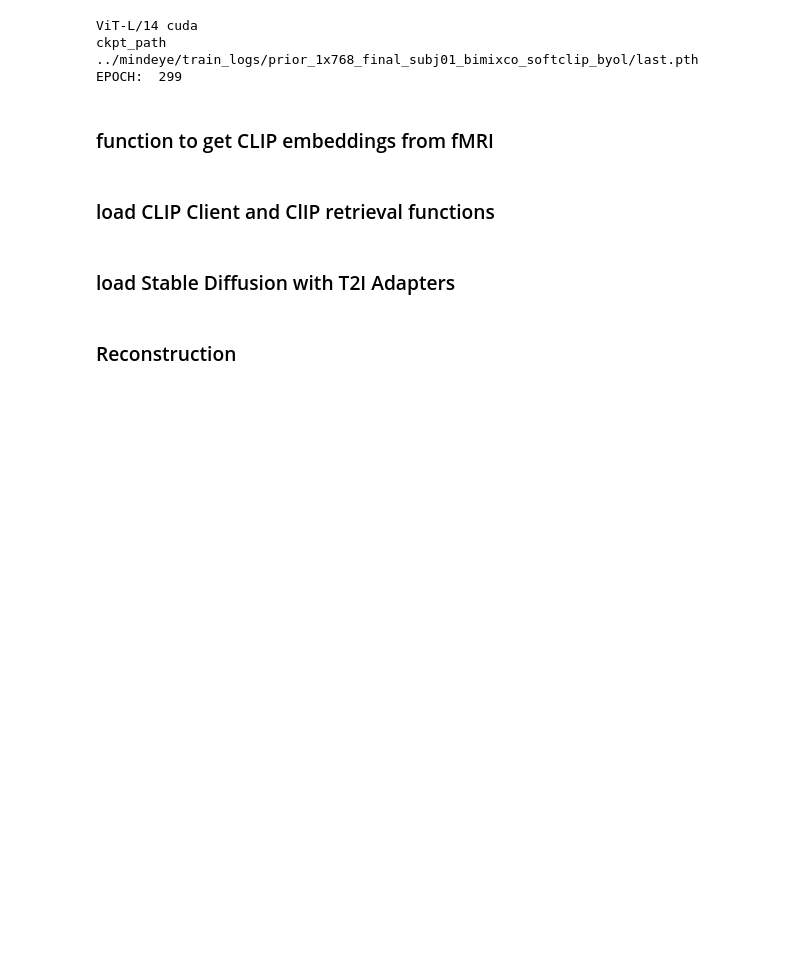
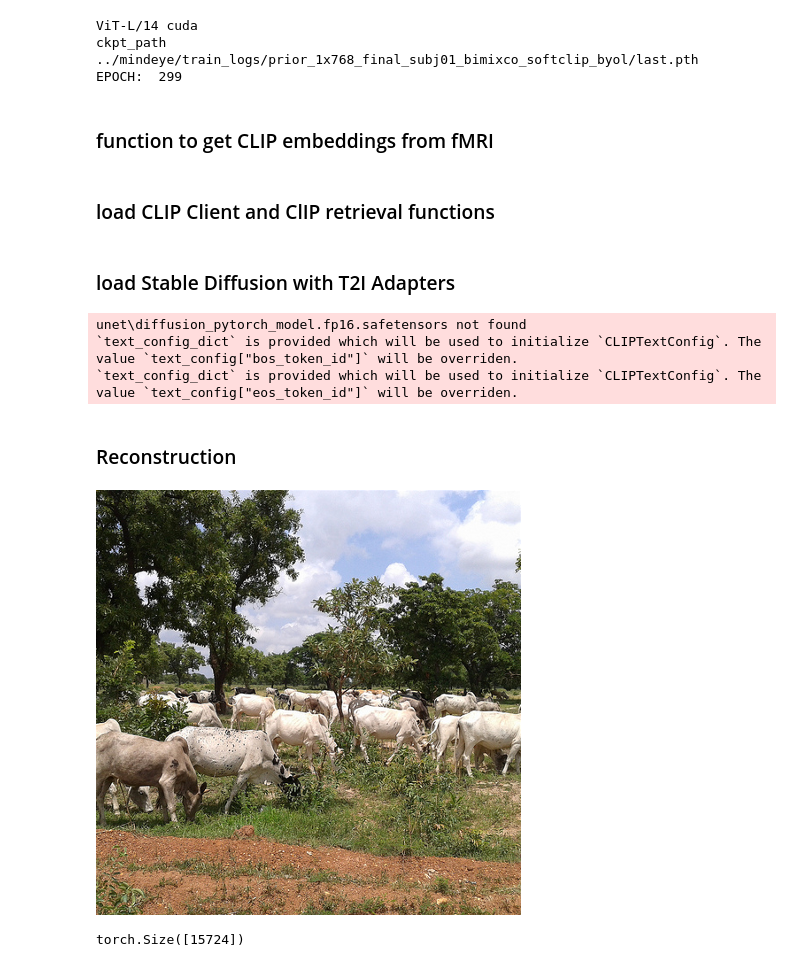
Before and after one commit to ichiyan/brain-decoding, a Jupyter notebook: scripts/reconstruction.ipynb, the cells around one changed output. Drawn from its saved outputs; the diff is of its cells as text; code cells hidden in the pictures; blank space fills up the shorter version.

```diff
--- a/scripts/reconstruction.ipynb
+++ b/scripts/reconstruction.ipynb
@@ -24,7 +19,7 @@ import io
 # %%
 subj = 1
 #for vdvae depth initial image
-vdvae_num_layers = 53
+vdvae_num_layers = 47
 # %%
 device = torch.device('cuda' if torch.cuda.is_available() else 'cpu')
 print(device)
@@ -176,10 +171,14 @@ adapters = MultiAdapter(
 
 model_id = "CompVis/stable-diffusion-v1-4"
 vae = AutoencoderKL.from_pretrained('stabilityai/sd-vae-ft-ema', torch_dtype=torch.float16)
-scheduler = EulerDiscreteScheduler.from_pretrained(model_id, subjfolder="scheduler")
+scheduler = EulerDiscreteScheduler.from_pretrained(model_id, subfolder="scheduler")
 pipe = StableDiffusionAdapterPipeline.from_pretrained(
     model_id, vae=vae, adapter=adapters, scheduler=scheduler, torch_dtype=torch.float16, variant="fp16"
 ).to(device)
+# %% [output]
+unet\diffusion_pytorch_model.fp16.safetensors not found
+`text_config_dict` is provided which will be used to initialize `CLIPTextConfig`. The value `text_config["bos_token_id"]` will be overriden.
+`text_config_dict` is provided which will be used to initialize `CLIPTextConfig`. The value `text_config["eos_token_id"]` will be overriden.
 # %% [markdown]
 ### Reconstruction
 # %%
@@ -195,10 +194,12 @@ generator = torch.manual_seed(777)
 for ndx, voxels in enumerate(torch.from_numpy(fmri_test)):
     print(ndx)
 
-    clip_embs = get_clip_embeddings(voxels, diffusion_prior)
+    clip_embs = get_clip_embeddings(voxels.unsqueeze(0), diffusion_prior)
     query_res = client.query(embedding_input=clip_embs[0][0].tolist())
     caps = query_res[0]["caption"]
-    print("prompt: ", caps)
+
+    print("ground truth captions: ", list(caps_test[caps_test!='']))
+    print("predicted captions: ", caps)
     print("retrieved embs similarity: ", query_res[0]["similarity"])
 
     color_pallete = get_color_pallete(Image.open('../results/lvae/subj01/stim/{}.png'.format(ndx)))
@@ -216,3 +217,7 @@ for ndx, voxels in enumerate(torch.from_numpy(fmri_test)):
     ).images
 
     break
+# %%
+Image.fromarray(gt_stim_test[ndx])
+# %% [output]
+[figure, added]
@@ -218,0 +233,4 @@ for ndx, voxels in enumerate(torch.from_numpy(fmri_test)):
+# %%
+voxels.shape
+# %% [output]
+torch.Size([15724])
```
Also changed, not shown: parts of 3 cells of this notebook, 4 other files.
